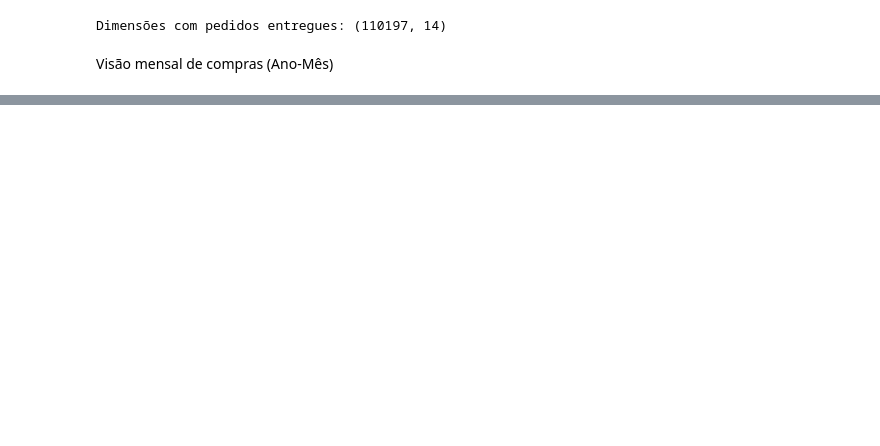
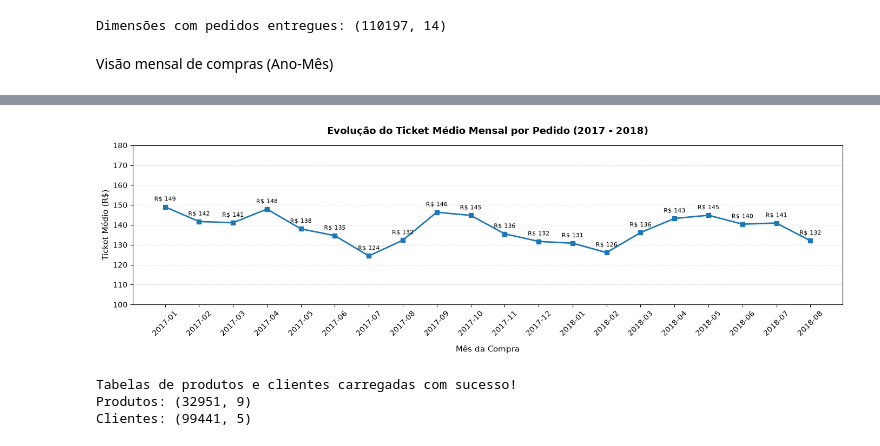
Before and after one commit to diegoolsilva/analise_olist, a Jupyter notebook: Notebooks/01_exploracao_inicial.ipynb, the cells around one changed output, grey strips where cells are left out. Drawn from its saved outputs; the diff is of its cells as text; code cells hidden in the pictures; blank space fills up the shorter version.

Commit message:
feat: conclusao tech challenge fase 1 analise olist e graficos

```diff
--- a/Notebooks/01_exploracao_inicial.ipynb
+++ b/Notebooks/01_exploracao_inicial.ipynb
@@ -188,0 +281,51 @@ Visão mensal de compras (Ano-Mês)
+# %%
+# Gráfico de evolução do Ticket Médio mensal (com 2 casas decimais)
+plt.figure(figsize=(14, 4.5))
+
+plt.plot(
+    monthly_growth['year_month_str'],
+    monthly_growth['ticket_medio'],
+    marker='s',
+    color='#1f77b4',
+    linewidth=2,
+    markersize=6
+)
+
+# Ajustes de visualização
+plt.title('Evolução do Ticket Médio Mensal por Pedido (2017 - 2018)', fontsize=13, fontweight='bold', pad=15)
+plt.xlabel('Mês da Compra', fontsize=11, labelpad=10)
+plt.ylabel('Ticket Médio (R$)', fontsize=11)
+plt.xticks(rotation=45)
+plt.grid(axis='y', linestyle='--', alpha=0.4)
+
+# Definir limites no eixo Y para manter a escala visual proporcional
+plt.ylim(100, 180)
+
+# Inserir o valor exato com 2 casas decimais acima de cada ponto
+for i, row in monthly_growth.iterrows():
+    valor_formatado = f"R$ {row['ticket_medio']:.0f}"
+    plt.annotate(
+        valor_formatado,
+        (row['year_month_str'], row['ticket_medio']),
+        textcoords="offset points",
+        xytext=(0, 8),
+        ha='center',
+        fontsize=8
+    )
+
+plt.tight_layout()
+plt.show()
+# %% [output]
+[figure, added]
+# %%
+# Carregando as bases de produtos e clientes
+products = pd.read_csv(os.path.join(DATA_PATH, "olist_products_dataset.csv"))
+customers = pd.read_csv(os.path.join(DATA_PATH, "olist_customers_dataset.csv"))
+
+print("Tabelas de produtos e clientes carregadas com sucesso!")
+print(f"Produtos: {products.shape}")
+print(f"Clientes: {customers.shape}")
+# %% [output]
+Tabelas de produtos e clientes carregadas com sucesso!
+Produtos: (32951, 9)
+Clientes: (99441, 5)
```
Also changed, not shown: parts of 22 cells of this notebook, 9 other files.
